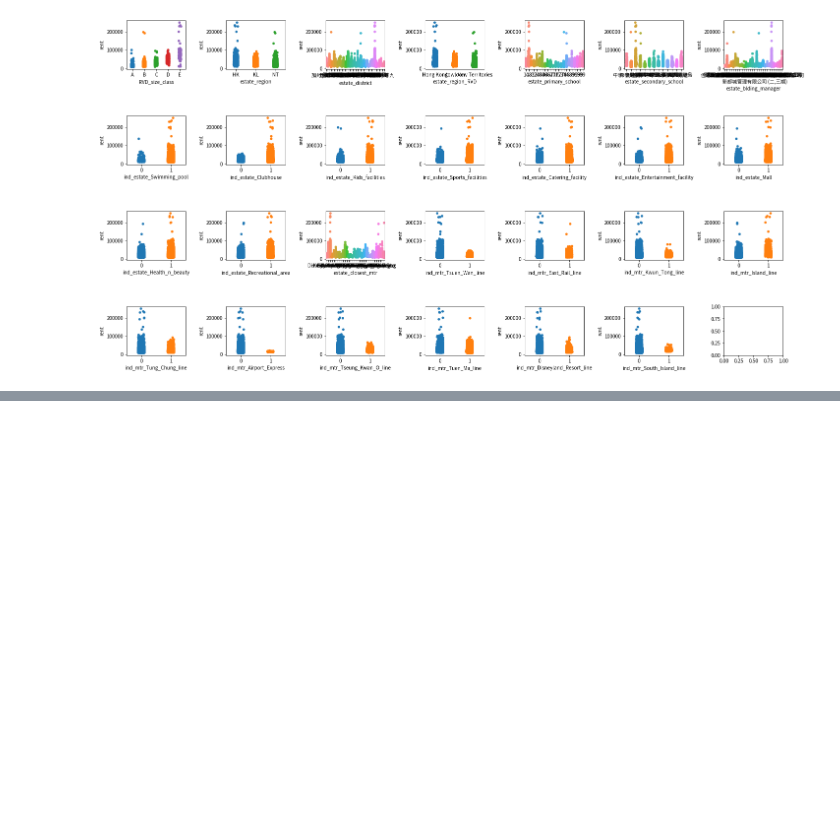
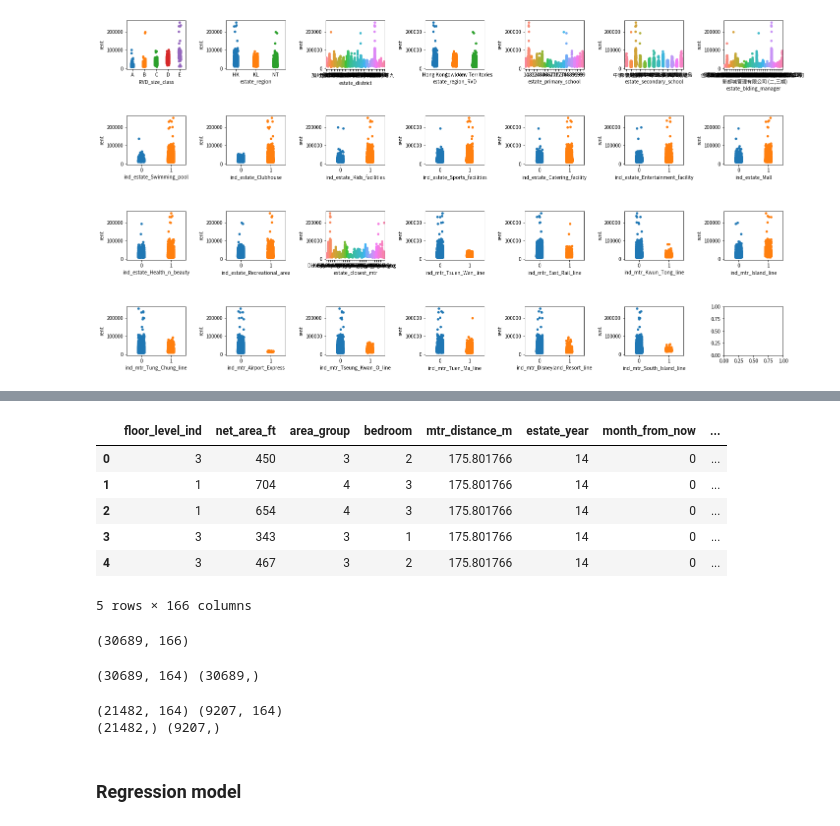
Before and after one commit to dan-76/das2022_display, a Jupyter notebook: The_rental_transaction_dataset.ipynb, the cells around one changed output, grey strips where cells are left out. Drawn from its saved outputs; the diff is of its cells as text; code cells hidden in the pictures; blank space fills up the shorter version.

```diff
--- a/The_rental_transaction_dataset.ipynb
+++ b/The_rental_transaction_dataset.ipynb
@@ -360,0 +277,42 @@ _ = tree.plot_tree(dtr, feature_names=X.columns, filled=True)
+# %%
+data = df[col_values + col_values_RVD + col_categorical + col_response].copy()
+# %%
+#data = pd.get_dummies(data[data.columns[data.dtypes == 'category']], drop_first=True)
+data = data.join(pd.get_dummies(data[col_categorical], drop_first=True))
+data.drop(labels=col_categorical, inplace=True, axis=1)
+data.head()
+# %% [output]
+|  | floor_level_ind | net_area_ft | area_group | bedroom | mtr_distance_m | estate_year | month_from_now | ... |
+| 0 | 3 | 450 | 3 | 2 | 175.801766 | 14 | 0 | ... |
+| 1 | 1 | 704 | 4 | 3 | 175.801766 | 14 | 0 | ... |
+| 2 | 1 | 654 | 4 | 3 | 175.801766 | 14 | 0 | ... |
+| 3 | 3 | 343 | 3 | 1 | 175.801766 | 14 | 0 | ... |
+| 4 | 3 | 467 | 3 | 2 | 175.801766 | 14 | 0 | ... |
+5 rows × 166 columns
+# %%
+# To-DO : impute for the missing in RVD index/ avg rent instead of dropping
+data.dropna(inplace=True)
+print(data.shape)
+# %% [output]
+(30689, 166)
+# %%
+# To-DO : try both of rent and unit rent with the models
+# To-DO : use cross-valudation instead of train-test split
+# To-DO : log-transform response variables before regression
+# To-DO : standardise value variables before fitting models
+#y = data["rent"]
+y = data["Unitrent_perft"].values
+X = data.drop(labels=col_response, axis=1).values
+print(X.shape, y.shape)
+# %% [output]
+(30689, 164) (30689,)
+# %%
+X_train, X_test, y_train, y_test = train_test_split(
+    X, y, test_size=0.3, random_state=999)
+print(X_train.shape, X_test.shape)
+print(y_train.shape, y_test.shape)
+# %% [output]
+(21482, 164) (9207, 164)
+(21482,) (9207,)
+# %% [markdown]
+### Regression model<a class="anchor" id="model_regression"></a>
```
Also changed, not shown: parts of 53 cells of this notebook.
